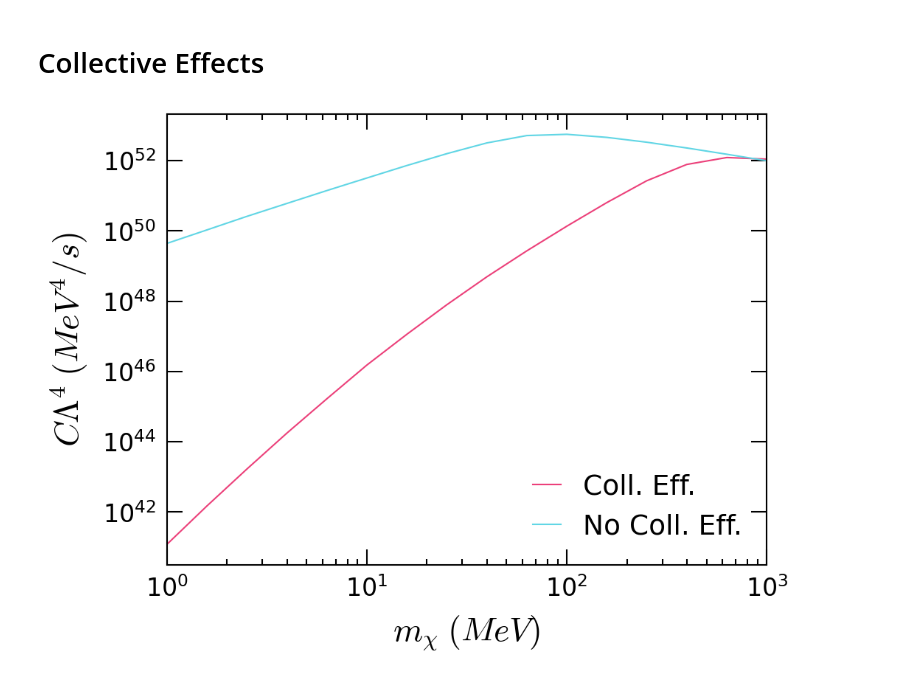
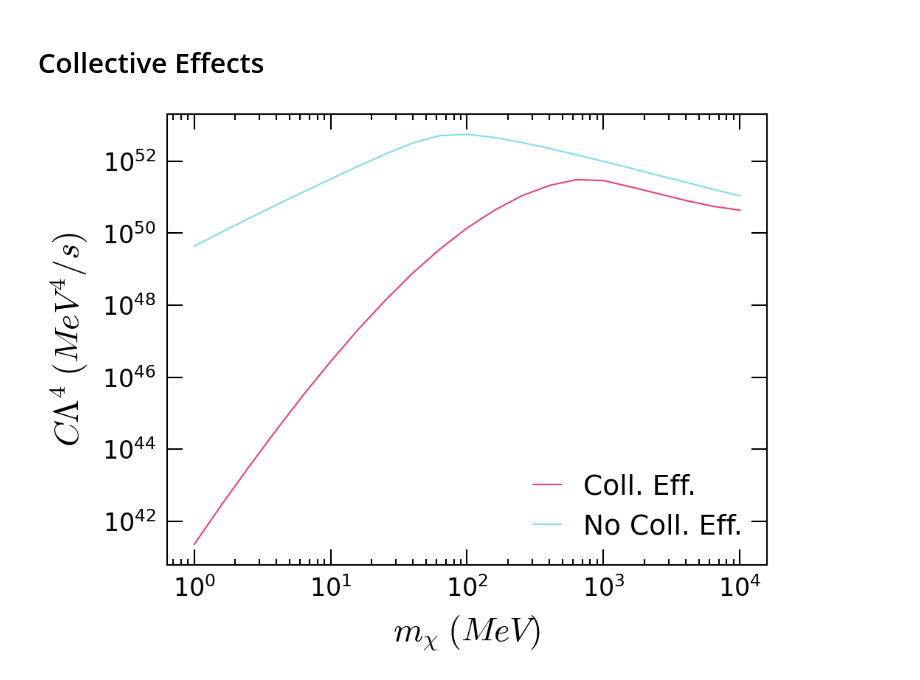
Before and after one commit to mvirgato/WD_e_capture, a Jupyter notebook: plots_cratedn_full.ipynb, the cells around one changed output. Cells and saved outputs as stored; diff of their text form; code cells hidden in the pictures.

```diff
--- a/plots_cratedn_full.ipynb
+++ b/plots_cratedn_full.ipynb
@@ -10,6 +10,8 @@ import os
 import matplotlib.font_manager
 
 plt.style.use('mvstyle')
+plt.rcParams['figure.dpi'] = 300
+plt.rcParams['figure.figsize'] = 3.5, 2.7
 rootdir = os.getcwd()
 # %% [markdown]
 # Plotters
@@ -1073,19 +1075,18 @@ mchi, C_coll = np.loadtxt('./crate_single/single_op_coll_eff_1.38367_C.dat', unp
 mchi, C_0 = np.loadtxt('./crate_single/single_op_full_1.38367_C.dat', unpack=True)
 # %%
 # fig, ax = plt.subplots(2, 1, gridspec_kw={'height_ratios': [3, 3]})
-
 plt.loglog(mchi, C_coll, label = 'Coll. Eff.')
 plt.loglog(mchi, C_0, label = 'No Coll. Eff.')
 plt.legend()
 
 plt.xlabel(r'$m_\chi\;(MeV)$')
 plt.ylabel(r'$C \Lambda^4\; (MeV^4/s)$')
-plt.xlim(1, 1e3)
+# plt.xlim(1, 1e3)
 
 
 plt.savefig('./figs/collective_effects/D5_comp.pdf')
 # %% [output]
-[figure, old version]
+[figure, new version]
 # %%
 plt.loglog(mchi, C_0/C_coll)
 plt.xlabel(r'$m_\chi\;(MeV)$')
```
Also changed, not shown: parts of 1 cell of this notebook, 7 other files.
